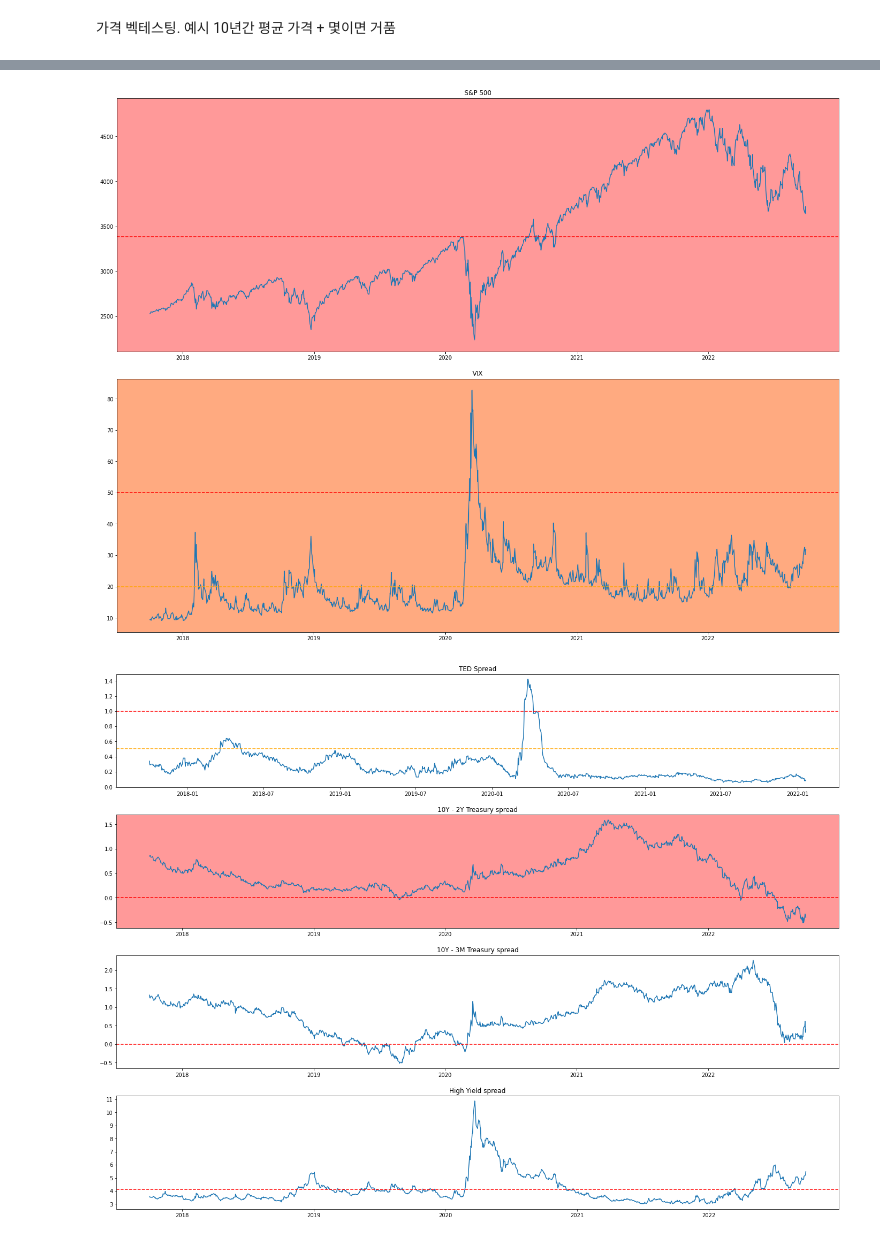
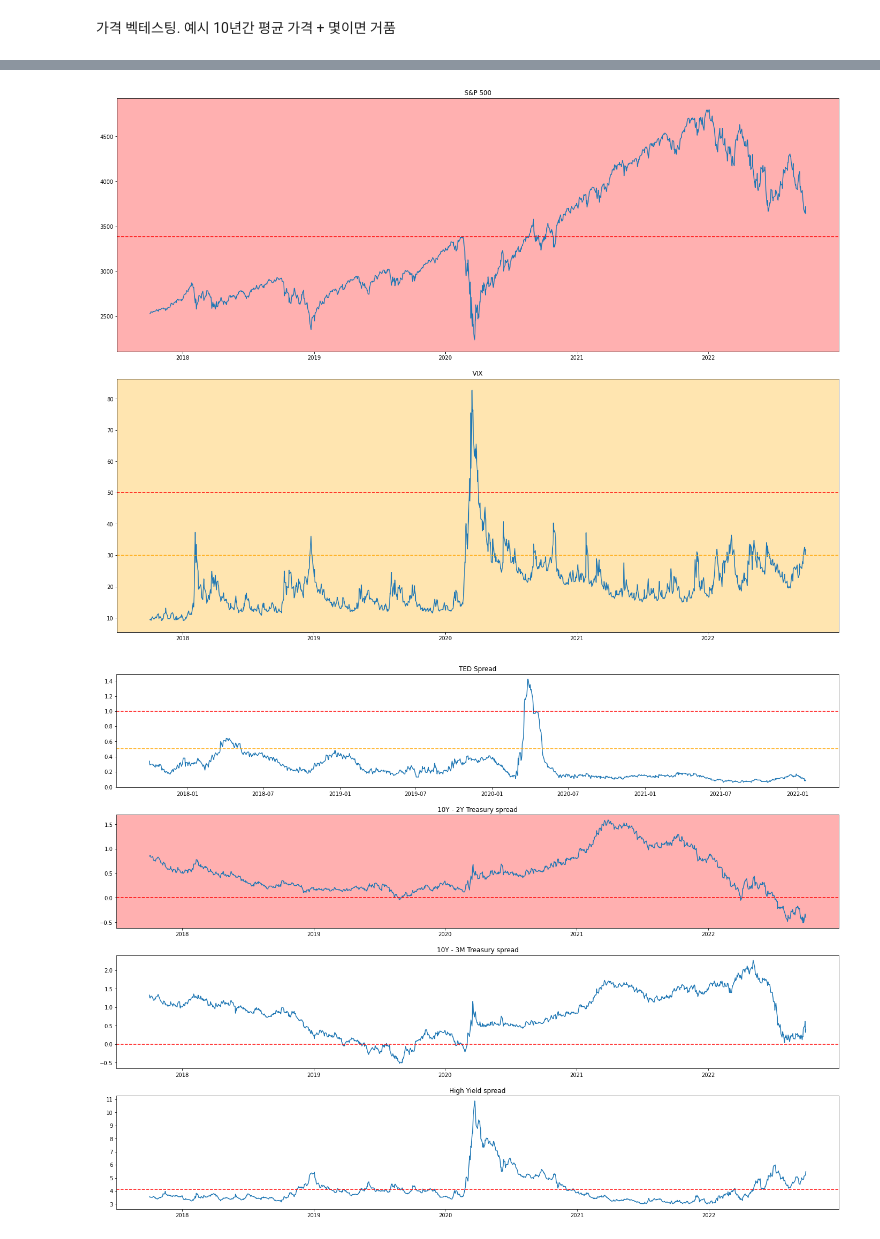
Before and after one commit to yeonghun00/stock-notes, a Jupyter notebook: analysis/risk.ipynb, the cells around one changed output, grey strips where cells are left out. Saved outputs shown, nothing was run; the diff lists cells and outputs as text; code cells hidden in the pictures.

```diff
--- a/analysis/risk.ipynb
+++ b/analysis/risk.ipynb
@@ -54,23 +54,23 @@ snp_df = snp_df[snp_df.index > date]
 # %%
 import matplotlib.pyplot as plt
 
 fig, axs = plt.subplots(2, 1, figsize=(20,15))
 fig.tight_layout(pad=3.0)
 
 axs[0].title.set_text('S&P 500')
 axs[0].plot(snp_df['Close'])
 axs[0].axhline(snp_df['Close'].mean(), color = 'r', linestyle = '--')
 # 이거 연평균 10%로 고정
-if snp_df['Close'][-1] > snp_df['Close'].mean(): axs[0].set_facecolor('#ff9999')
+if snp_df['Close'][-1] > snp_df['Close'].mean(): axs[0].set_facecolor('#FFB0B0')
 
 axs[1].title.set_text('VIX')
 axs[1].plot(vix_df['Close'])
-axs[1].axhline(20, color = 'orange', linestyle = '--')
+axs[1].axhline(30, color = 'orange', linestyle = '--')
 axs[1].axhline(50, color = 'r', linestyle = '--')
-if vix_df['Close'][-1] > 20: axs[1].set_facecolor('#ffaa80')
-elif vix_df['Close'][-1] > 50: axs[1].set_facecolor('#ff9999')
+if vix_df['Close'][-1] > 20: axs[1].set_facecolor('#FFE5B0')
+elif vix_df['Close'][-1] > 50: axs[1].set_facecolor('#FFB0B0')
 # %% [output]
-[figure, old version]
+[figure, new version]
 # %%
 import requests
 from io import StringIO
```
Also changed, not shown: parts of 3 cells of this notebook.
